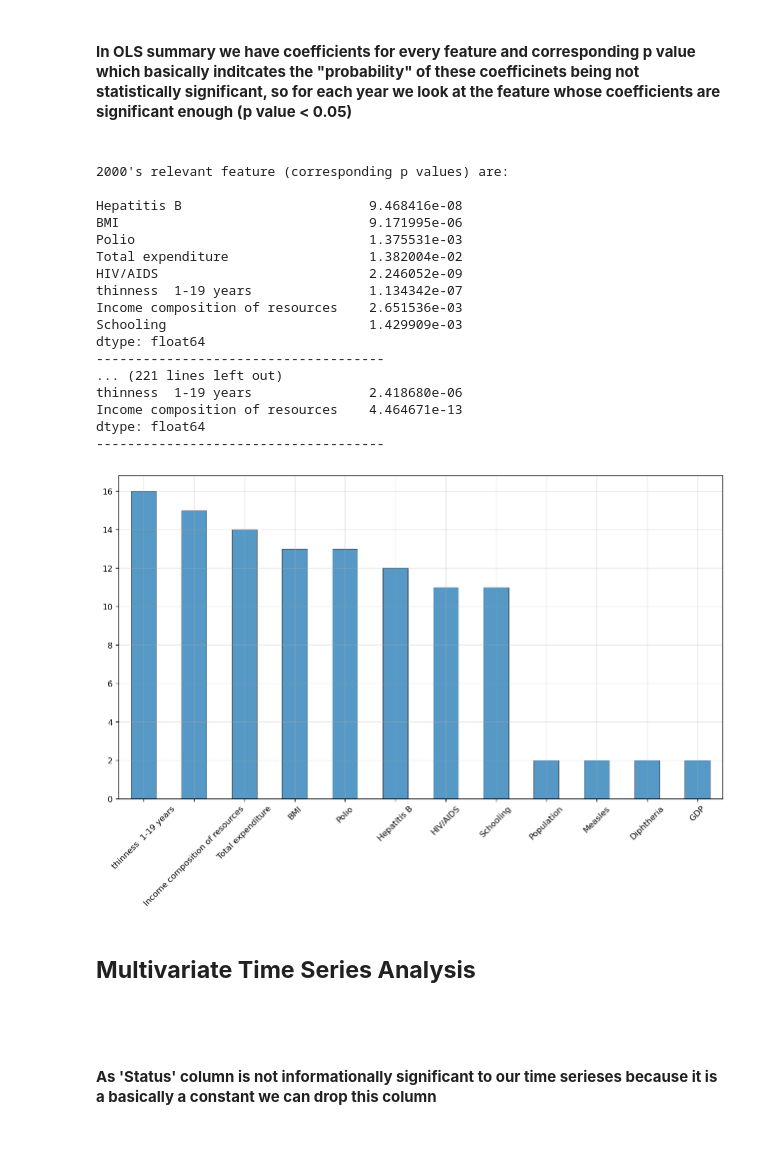
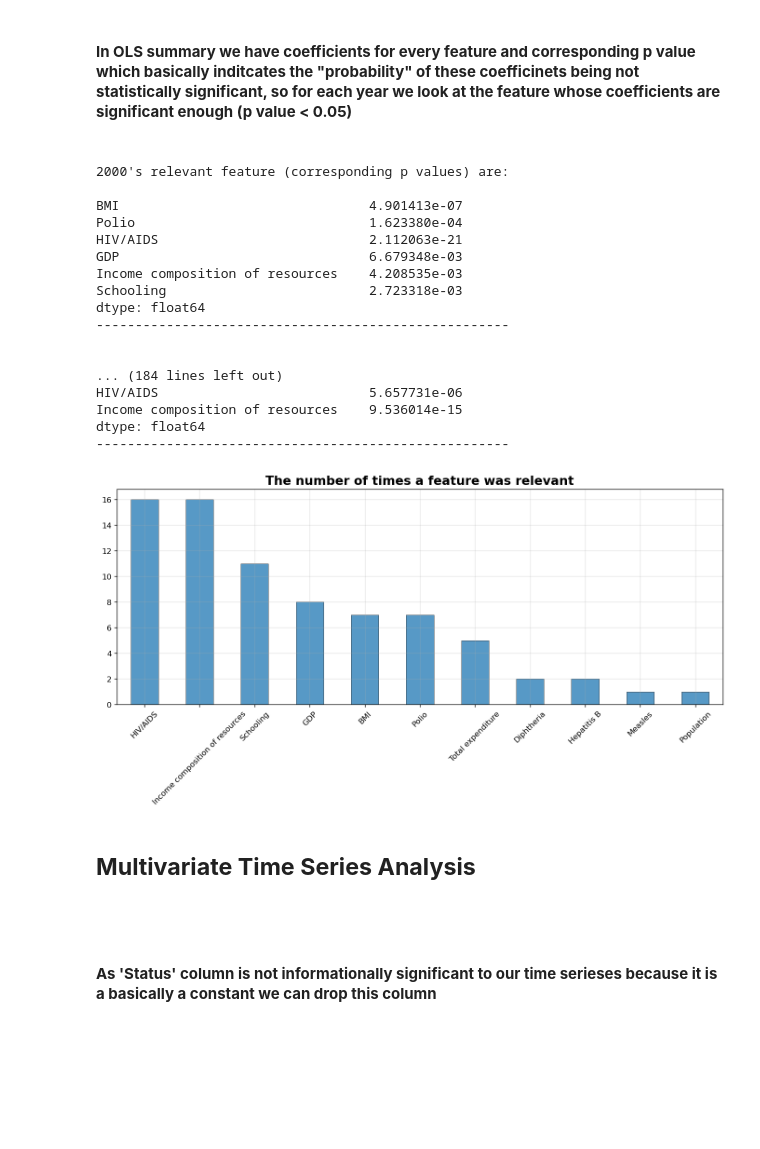
Before and after one commit to AidarbekPapakov/ds-solo-project, a Jupyter notebook: life_exp.ipynb, the cells around one changed output. Drawn from its saved outputs; the diff is of its cells as text; code cells hidden in the pictures; blank space fills up the shorter version.

```diff
--- a/life_exp.ipynb
+++ b/life_exp.ipynb
@@ -95,3 +97,7 @@ df = pd.concat(df_per_country.values())
+# %%
+# Standardize each column
+for column in df.columns[3:]:
+    df[column] = (df[column] - df[column].mean())/df[column].std()
 # %% [markdown]
 **<h2>**Handling missing data**</h2>**
 **<h4>**For every column that contains NULL values we look for the indexes of missing values in order to understand the nature of the absence**<h4>**
@@ -128,7 +134,13 @@ plt.show()
 **<h3>**That's an experimental method to fill in NA values so I don't really count on its theorethical foundation**<h3>**
 # %%
 # Define cosine similarity function
-def cosine_similarity(a: tuple | list,b: tuple | list) -> np.float64:
+def cosine_similarity(
+        a: tuple | list,
+        b: tuple | list
+        ) -> np.float64:
+
+    if norm(a) == 0.0 or norm(b) == 0.0 or np.isnan(norm(a)) or np.isnan(norm(b)):
+        return 0.0
 
     return dot(a,b) / (norm(a) * norm(b))
 
@@ -364,46 +376,47 @@ for year, df in regression_dfs_by_year.items():
 # %%
 for year in linreg_results.keys():
     print(f"{year}'s relevant feature (corresponding p values) are: \n\n{linreg_results[year].pvalues[linreg_results[year].pvalues<0.05]}")
-    print('-'*37)
+    print('-'*53)
     print('\n\n\n')
 # %% [output]
 2000's relevant feature (corresponding p values) are:
 
-Hepatitis B                        9.468416e-08
-BMI                                9.171995e-06
-Polio                              1.375531e-03
-Total expenditure                  1.382004e-02
-HIV/AIDS                           2.246052e-09
-thinness  1-19 years               1.134342e-07
-Income composition of resources    2.651536e-03
-Schooling                          1.429909e-03
+BMI                                4.901413e-07
+Polio                              1.623380e-04
+HIV/AIDS                           2.112063e-21
+GDP                                6.679348e-03
+Income composition of resources    4.208535e-03
+Schooling                          2.723318e-03
 dtype: float64
--------------------------------------
-... (221 lines left out)
-thinness  1-19 years               2.418680e-06
-Income composition of resources    4.464671e-13
+-----------------------------------------------------
+
+
+... (184 lines left out)
+HIV/AIDS                           5.657731e-06
+Income composition of resources    9.536014e-15
 dtype: float64
--------------------------------------
+-----------------------------------------------------
 # %%
 most_important_features = {}
 
 for year in linreg_results.keys():
     important_features_per_year = linreg_results[year].pvalues[linreg_results[year].pvalues<0.05].index
 
     for important_feature in important_features_per_year:
         if important_feature in most_important_features.keys():
             most_important_features[important_feature]+=1
         else:
             most_important_features[important_feature]=1
 
 
-fig, ax = plt.subplots(figsize = (13,7), dpi=120)
+fig, ax = plt.subplots(figsize = (14,5), dpi=120)
 
 pd.Series(most_important_features).sort_values(ascending=False).plot(kind="bar", ax=ax, edgecolor="black",linewidth=0.5, alpha=0.75)
 plt.xticks(rotation=45)
+plt.title("The number of times a feature was relevant", fontdict={"weight": "bold", "size": 16})
 plt.show()
 # %% [output]
-[figure, old version]
+[figure, new version]
 # %% [markdown]
 **<h2>**Multivariate Time Series Analysis**</h2>**
 
```
Also changed, not shown: parts of 9 cells of this notebook.
